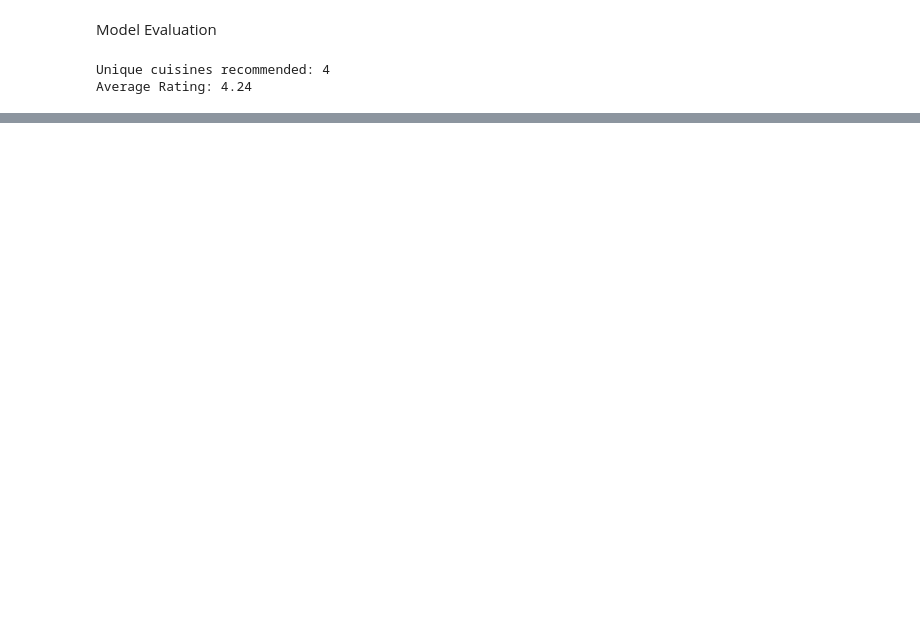
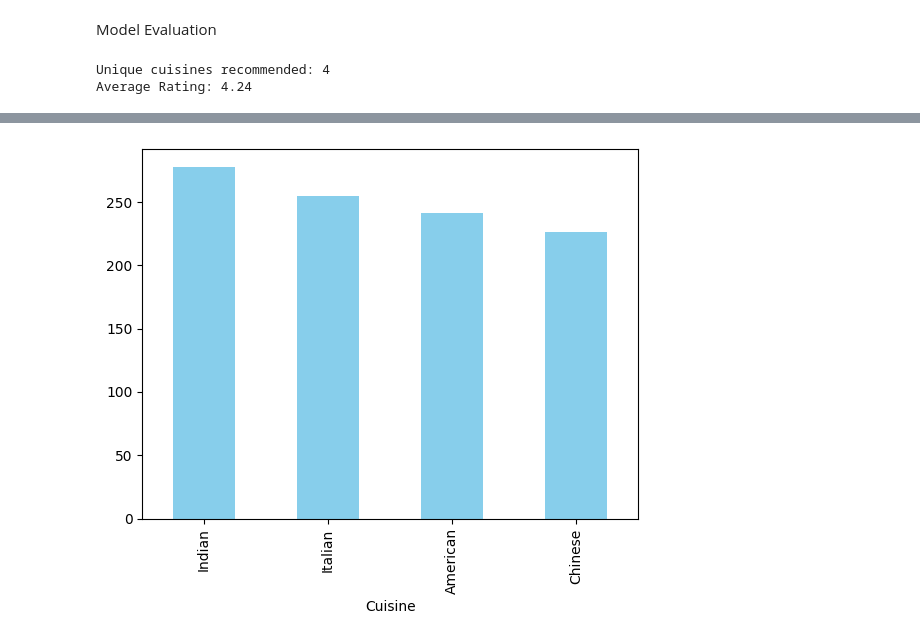
Before and after one commit to Harshpawar01/RestaurantChatbot, a Jupyter notebook: chatbot_project_file_ (2).ipynb, the cells around one changed output, grey strips where cells are left out. Saved outputs shown, nothing was run; the diff lists cells and outputs as text; code cells hidden in the pictures; blank space fills up the shorter version.

```diff
--- a/chatbot_project_file_ (2).ipynb
+++ b/chatbot_project_file_ (2).ipynb
@@ -158,3 +158,102 @@ print("Average Rating:", round(df['Rating'].mean(), 2))
 # %% [output]
 Unique cuisines recommended: 4
 Average Rating: 4.24
+# %%
+import streamlit as st
+import pandas as pd
+import numpy as np
+import matplotlib.pyplot as plt
+from sklearn.feature_extraction.text import CountVectorizer
+from sklearn.metrics.pairwise import cosine_similarity
+import re
+
+st.title("Restaurant Menu Recommendation & Chatbot")
+
+# Load Dataset
+df = pd.read_csv('/content/restaurant_menu_1000 (1).csv')
+
+# Data Cleaning & Preprocessing
+df.drop_duplicates(inplace=True)
+df.columns = [col.strip().title() for col in df.columns]
+df['Cuisine'] = df['Cuisine'].str.strip().str.title()
+if 'Veg/NonVeg' in df.columns:
+    df['Veg_NonVeg'] = df['Veg/NonVeg'].map({'Veg':1, 'Non-Veg':0})
+df.fillna({'Rating': df['Rating'].mean(), 'Price': df['Price'].median()}, inplace=True)
+
+# Show dataframe sample
+if st.checkbox("Show Data Sample"):
+    st.write(df.head())
+
+# EDA: Top 10 Cuisines
+st.subheader('Top 10 Cuisines')
+fig, ax = plt.subplots()
+df['Cuisine'].value_counts().head(10).plot(kind='bar', color='skyblue', ax=ax)
+st.pyplot(fig)
+
+# EDA: Price vs Rating
+st.subheader('Price vs Rating')
+fig, ax = plt.subplots()
+ax.scatter(df['Price'], df['Rating'], alpha=0.6)
+ax.set_xlabel('Price')
+ax.set_ylabel('Rating')
+ax.set_title('Price vs Rating')
+st.pyplot(fig)
+
+# Feature Engineering for Recommendation
+df['Combined_Features'] = df['Cuisine'].astype(str) + ' ' + df['Dish_Name'].astype(str)
+cv = CountVectorizer(stop_words='english')
+count_matrix = cv.fit_transform(df['Combined_Features'])
+similarity = cosine_similarity(count_matrix)
+
+# Dish Recommender Function
+def recommend_dishes(dish_name, top_n=5):
+    if dish_name not in df['Dish_Name'].values:
+        return pd.DataFrame([["Dish not found. Try another name.", "", "", ""]], columns=['Dish_Name','Cuisine','Price','Rating'])
+    idx = df[df['Dish_Name'] == dish_name].index[0]
+    scores = list(enumerate(similarity[idx]))
+    sorted_scores = sorted(scores, key=lambda x: x[1], reverse=True)[1:top_n+1]
+    recommended = df.iloc[[i[0] for i in sorted_scores]][['Dish_Name','Cuisine','Price','Rating']]
+    return recommended
+
+# Recommendation Section
+st.subheader("Get Dish Recommendations")
+dish_input = st.text_input("Enter a dish name for recommendations:")
+if dish_input:
+    st.write(recommend_dishes(dish_input))
+
+# Chatbot Section
+st.subheader("Chatbot: Ask for Dishes by Cuisine & Price")
+user_query = st.text_input("E.g.: Show me Italian dishes under 300")
+
+def chatbot_response(user_input):
+    user_input = user_input.lower()
+    price_match = re.findall(r'\d+', user_input)
+    cuisine_match = None
+    for c in df['Cuisine'].unique():
+        if c.lower() in user_input:
+            cuisine_match = c
+            break
+
+    price_limit = int(price_match[0]) if price_match else None
+
+    if cuisine_match and price_limit:
+        result = df[(df['Cuisine']==cuisine_match) & (df['Price']<=price_limit)]
+    elif cuisine_match:
+        result = df[df['Cuisine']==cuisine_match]
+    else:
+        return "Please specify a cuisine or price range."
+
+    if result.empty:
+        return "No dishes found for your query."
+    else:
+        return result[['Dish_Name','Cuisine','Price','Rating']].head(5)
+
+if user_query:
+    response = chatbot_response(user_query)
+    st.write(response)
+
+# Model Evaluation
+st.subheader("Model Evaluation")
+st.write("Unique cuisines recommended:", df['Cuisine'].nunique())
+st.write("Average Rating:", round(df['Rating'].mean(), 2))
+# %% [output]
@@ -160,0 +277 @@ Average Rating: 4.24
+[figure, added]
```
Also changed, not shown: parts of 8 cells of this notebook.
